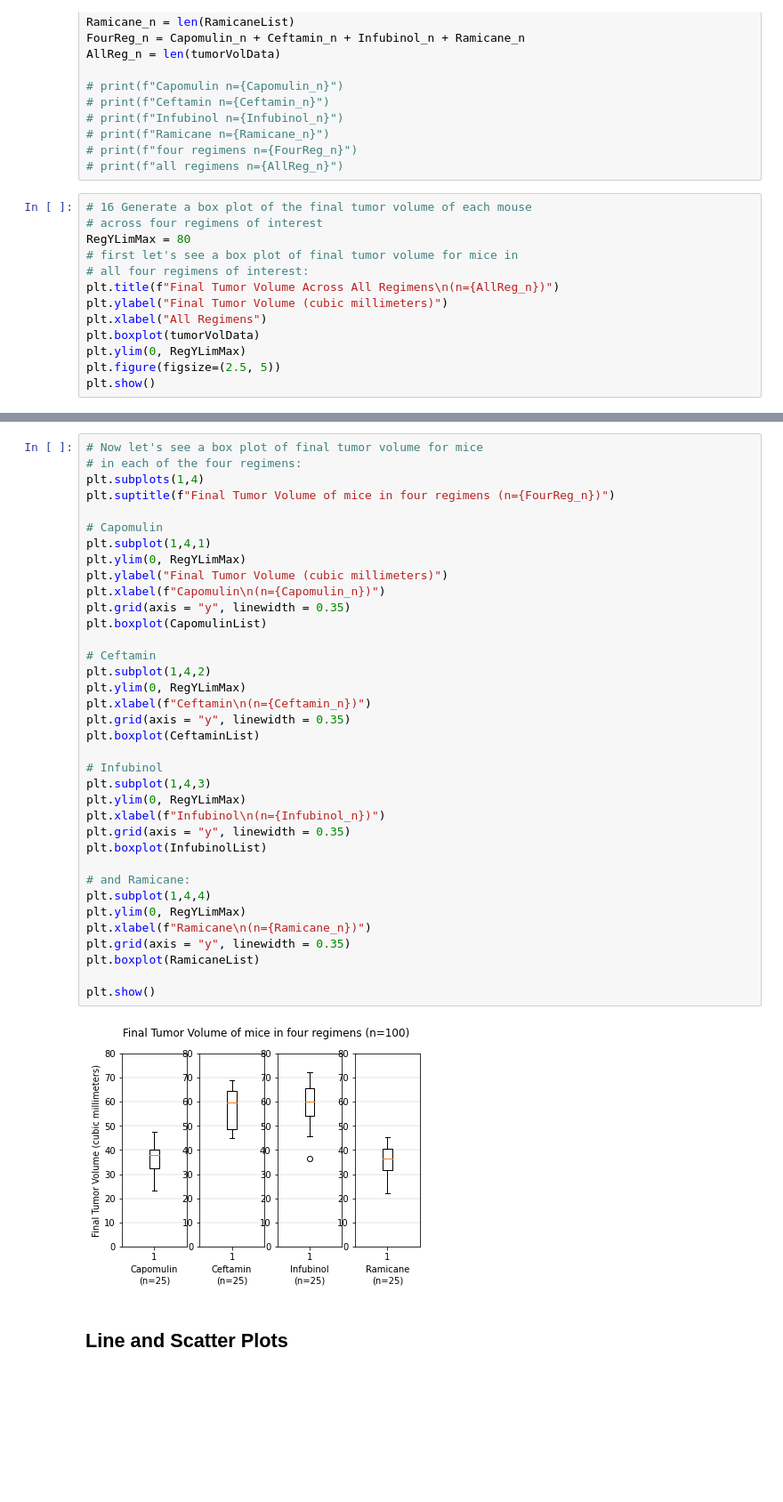
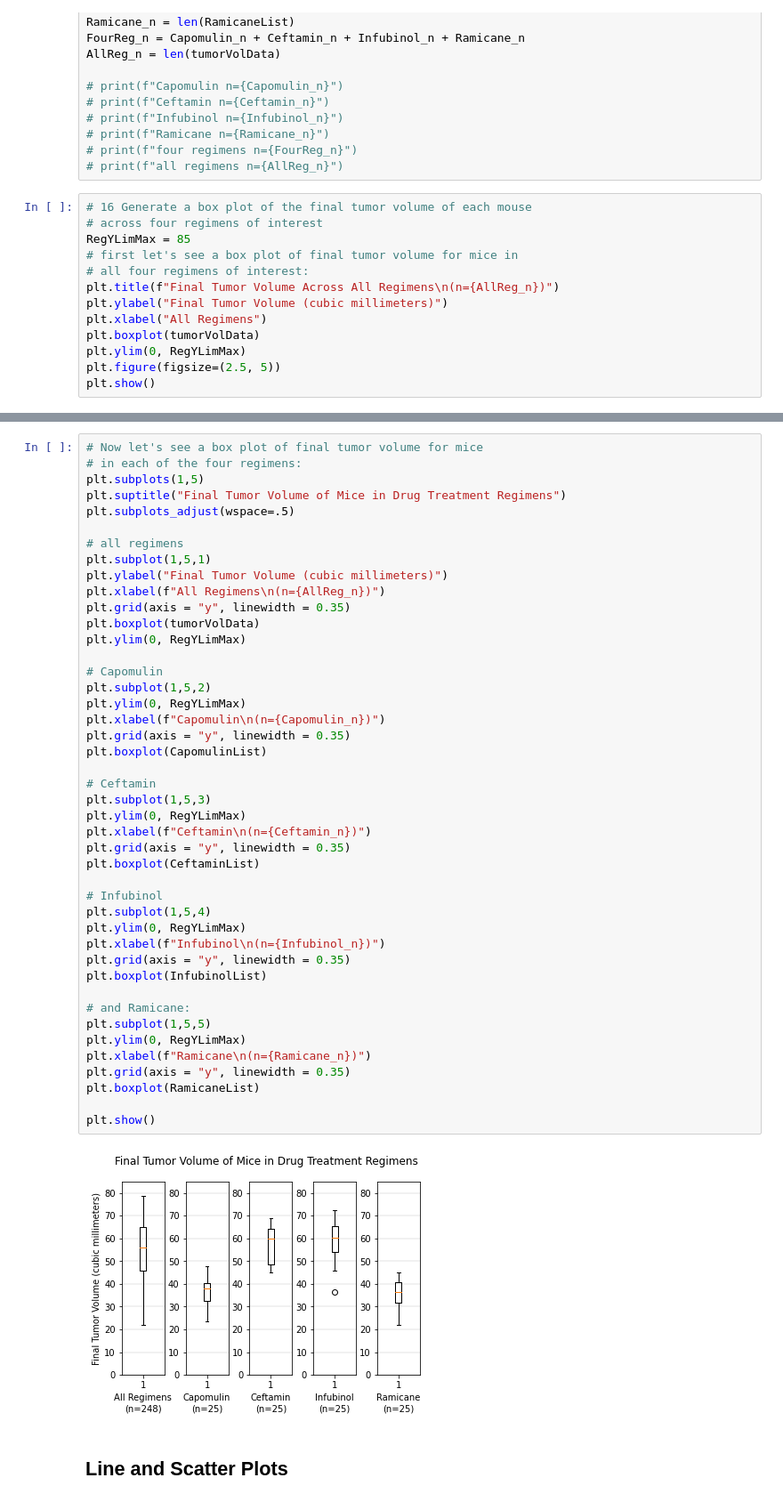
Before and after one commit to papadiscobravo/Pymeceutical-challenge-2, a Jupyter notebook: homework/assignment05/pymaceuticals_starter2.ipynb, the cells around one changed output, grey strips where cells are left out. Shown: that part at 89% size. Drawn from its saved outputs; the diff is of its cells as text; blank space fills up the shorter version.

Commit message:
a tweak to boxplot display

```diff
--- a/homework/assignment05/pymaceuticals_starter2.ipynb
+++ b/homework/assignment05/pymaceuticals_starter2.ipynb
@@ -622,7 +622,7 @@ AllReg_n = len(tumorVolData)
 # %%
 # 16 Generate a box plot of the final tumor volume of each mouse
 # across four regimens of interest
-RegYLimMax = 80
+RegYLimMax = 85
 # first let's see a box plot of final tumor volume for mice in
 # all four regimens of interest:
 plt.title(f"Final Tumor Volume Across All Regimens\n(n={AllReg_n})")
@@ -638,41 +638,49 @@ plt.show()
 # %%
 # Now let's see a box plot of final tumor volume for mice
 # in each of the four regimens:
-plt.subplots(1,4)
-plt.suptitle(f"Final Tumor Volume of mice in four regimens (n={FourReg_n})")
+plt.subplots(1,5)
+plt.suptitle("Final Tumor Volume of Mice in Drug Treatment Regimens")
+plt.subplots_adjust(wspace=.5)
+
+# all regimens
+plt.subplot(1,5,1)
+plt.ylabel("Final Tumor Volume (cubic millimeters)")
+plt.xlabel(f"All Regimens\n(n={AllReg_n})")
+plt.grid(axis = "y", linewidth = 0.35)
+plt.boxplot(tumorVolData)
+plt.ylim(0, RegYLimMax)
 
 # Capomulin
-plt.subplot(1,4,1)
+plt.subplot(1,5,2)
 plt.ylim(0, RegYLimMax)
-plt.ylabel("Final Tumor Volume (cubic millimeters)")
 plt.xlabel(f"Capomulin\n(n={Capomulin_n})")
 plt.grid(axis = "y", linewidth = 0.35)
 plt.boxplot(CapomulinList)
 
 # Ceftamin
-plt.subplot(1,4,2)
+plt.subplot(1,5,3)
 plt.ylim(0, RegYLimMax)
 plt.xlabel(f"Ceftamin\n(n={Ceftamin_n})")
 plt.grid(axis = "y", linewidth = 0.35)
 plt.boxplot(CeftaminList)
 
 # Infubinol
-plt.subplot(1,4,3)
+plt.subplot(1,5,4)
 plt.ylim(0, RegYLimMax)
 plt.xlabel(f"Infubinol\n(n={Infubinol_n})")
 plt.grid(axis = "y", linewidth = 0.35)
 plt.boxplot(InfubinolList)
 
 # and Ramicane:
-plt.subplot(1,4,4)
+plt.subplot(1,5,5)
 plt.ylim(0, RegYLimMax)
 plt.xlabel(f"Ramicane\n(n={Ramicane_n})")
 plt.grid(axis = "y", linewidth = 0.35)
 plt.boxplot(RamicaneList)
 
 plt.show()
 # %% [output]
-[figure, old version]
+[figure, new version]
 # %% [markdown]
 ## Line and Scatter Plots
 # %%
```
Also changed, not shown: parts of 1 cell of this notebook.
